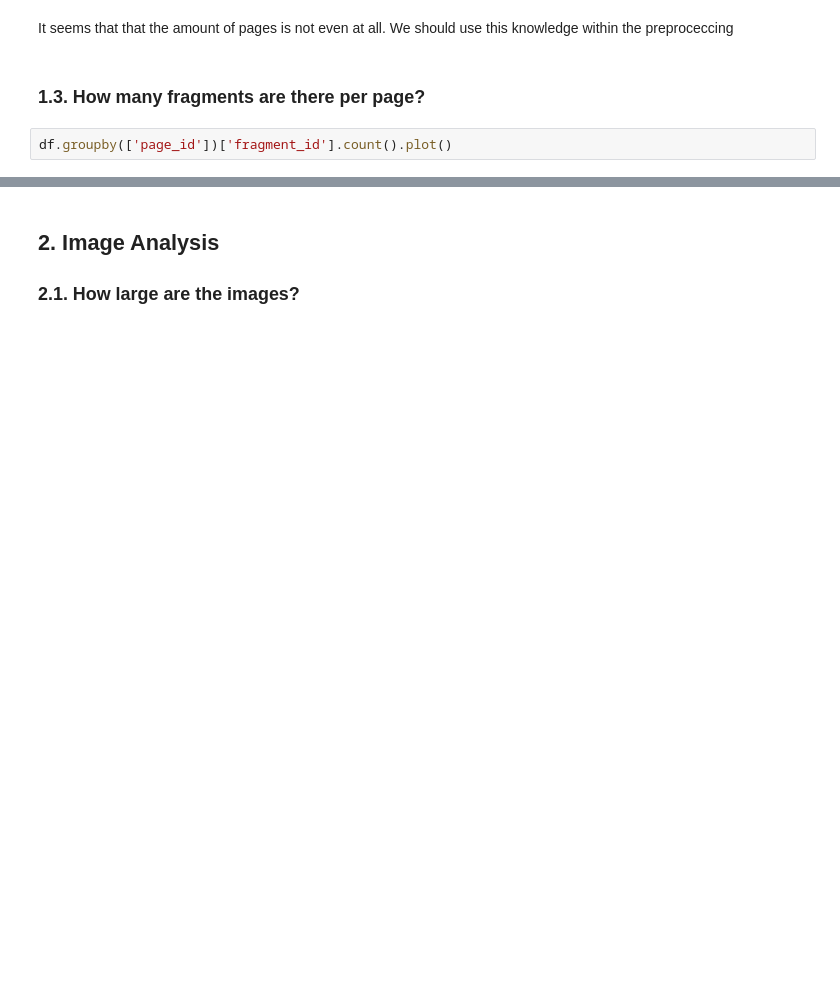
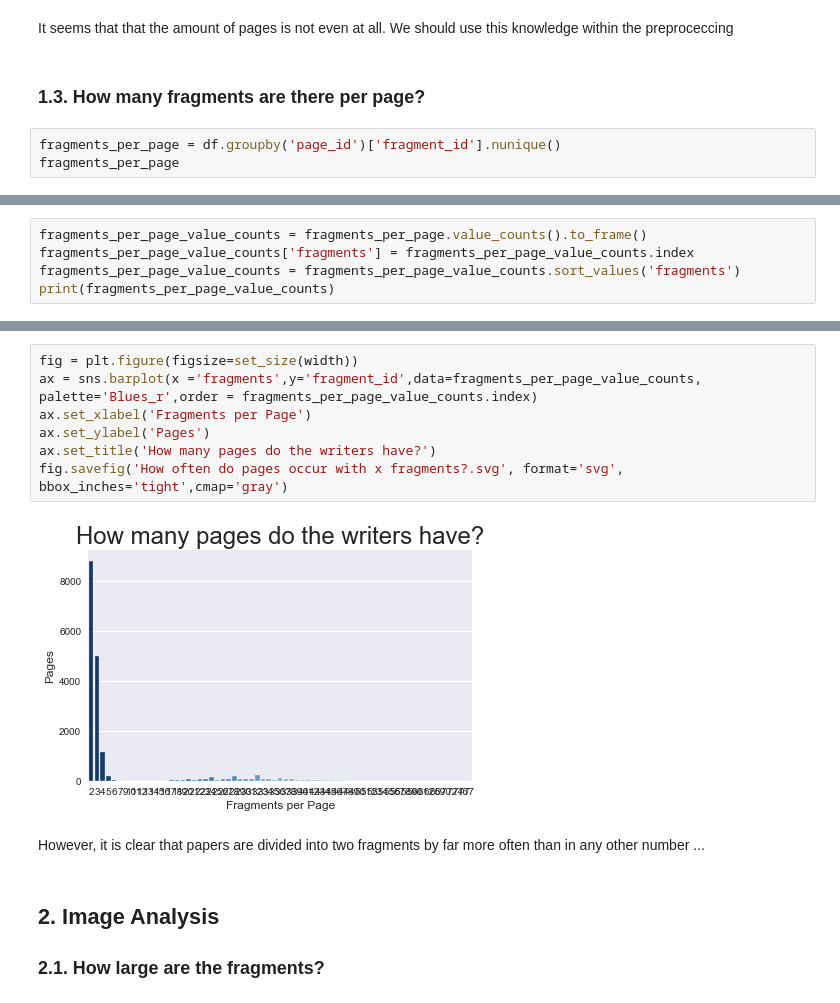
Before and after one commit to bohniti/Jigsaw-Puzzling, a Jupyter notebook: Code/Notebooks/Jigsaw-Puzzling-Data-Analysis.ipynb, the cells around one changed output, grey strips where cells are left out. Cells and saved outputs as stored; diff of their text form; blank space fills up the shorter version.

```diff
--- a/Code/Notebooks/Jigsaw-Puzzling-Data-Analysis.ipynb
+++ b/Code/Notebooks/Jigsaw-Puzzling-Data-Analysis.ipynb
@@ -155,5 +175,6 @@ It seems that that the amount of pages is not even at all. We should use this kn
 <a name='1.3'></a>
 ### 1.3. How many fragments are there per page?
 # %%
-df.groupby(['page_id'])['fragment_id'].count().plot()
+fragments_per_page = df.groupby('page_id')['fragment_id'].nunique()
+fragments_per_page
 # %% [output]
@@ -165,0 +205,5 @@ round(df.groupby(['page_id'])['fragment_id'].count().mean(),0)
+# %%
+fragments_per_page_value_counts = fragments_per_page.value_counts().to_frame()
+fragments_per_page_value_counts['fragments'] = fragments_per_page_value_counts.index
+fragments_per_page_value_counts = fragments_per_page_value_counts.sort_values('fragments')
+print(fragments_per_page_value_counts)
@@ -166,7 +225,18 @@ round(df.groupby(['page_id'])['fragment_id'].count().mean(),0)
+# %%
+fig = plt.figure(figsize=set_size(width))
+ax = sns.barplot(x ='fragments',y='fragment_id',data=fragments_per_page_value_counts, palette='Blues_r',order = fragments_per_page_value_counts.index)
+ax.set_xlabel('Fragments per Page')
+ax.set_ylabel('Pages')
+ax.set_title('How many pages do the writers have?')
+fig.savefig('How often do pages occur with x fragments?.svg', format='svg', bbox_inches='tight',cmap='gray')
+# %% [output]
+[figure, added]
+# %% [markdown]
+However, it is clear that papers are divided into two fragments by far more often than in any other number ...
 # %% [markdown]
 <a name='2'></a>
 
 ## 2. Image Analysis
 
 <a name='2.1'></a>
-### 2.1. How large are the images?
+### 2.1. How large are the fragments?
```
Also changed, not shown: parts of 28 cells of this notebook.
